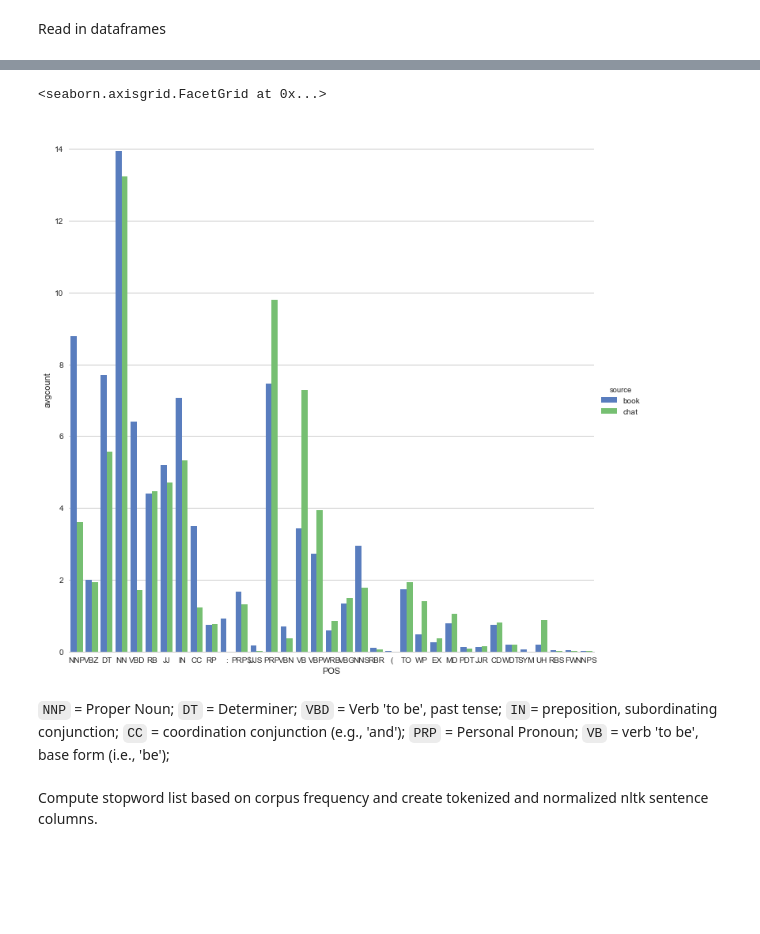
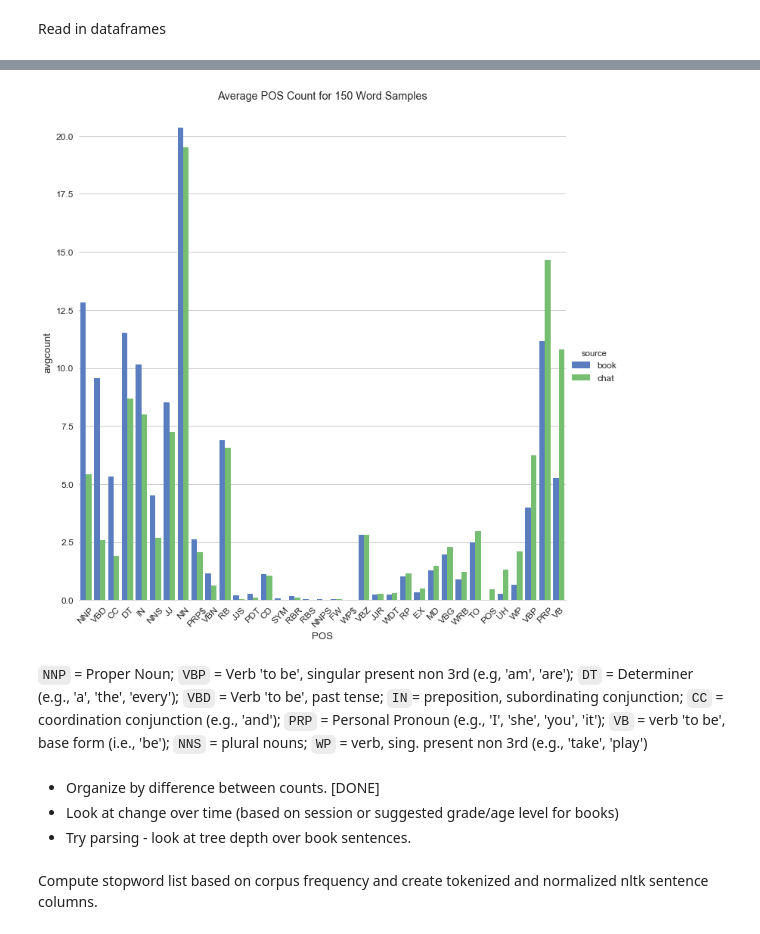
Before and after one commit to jgdenby/content-analysis-2018, a Jupyter notebook: ChildBookProject/FinalProj.ipynb, the cells around one changed output, grey strips where cells are left out. Cells and saved outputs as stored; diff of their text form; code cells hidden in the pictures; blank space fills up the shorter version.

```diff
--- a/ChildBookProject/FinalProj.ipynb
+++ b/ChildBookProject/FinalProj.ipynb
@@ -141,6 +245,12 @@ chatavgPOSdf.head()
 # %%
 bookdf = pd.read_csv("bookdf.csv", index_col=0)
+
+##
+bookdf = bookdf.drop(15) #to get rid of 'Goodnight Moon' which has less than 100 words
+bookdf = bookdf.reset_index(drop=True)
+##
+
 bookdf['tokens'] = bookdf['text'].apply(lambda x: nltk.wordpunct_tokenize(x))
-bookdf['nltktext'] = bookdf['tokens'].apply(lambda x: nltk.Text(x))
+#bookdf['nltktext'] = bookdf['tokens'].apply(lambda x: nltk.Text(x))
 bookdf['word_count'] = bookdf.tokens.apply(lambda x: len(x))
-bookdf['wordsample100'] = bookdf.tokens.apply(lambda x: wordsample100(x))
+#bookdf['wordsample100'] = bookdf.tokens.apply(lambda x: wordsample100(x))
@@ -166,3 +256,0 @@ bookdf['wordsample100'] = bookdf.tokens.apply(lambda x: wordsample100(x))
-# %%
-bookdf['tokens_POS'] = [nltk.pos_tag(t) for t in bookdf['wordsample100']]
-bookdf['POSdict'] = bookdf.tokens_POS.apply(lambda x: POSdict(x))
@@ -183,0 +257,9 @@ compareavgPOSdf = compareavgPOSdf.melt(id_vars=['POS'], value_vars=['book', 'cha
+# %%
+bookavgPOSdicts = []
+for i in range(100):
+    if i % 10 == 0:
+        print (i)
+    dict = averageSampleCounts(bookdf, n)
+    bookavgPOSdicts.append(dict)
+
+bookavgavgPOSdict = getavgPOSdict(bookavgPOSdicts)
@@ -184,3 +277,5 @@ compareavgPOSdf = compareavgPOSdf.melt(id_vars=['POS'], value_vars=['book', 'cha
+# %%
+compareavgPOSdf = getPOSdf(chatavgavgPOSdict, bookavgavgPOSdict)
 # %%
 compareavgPOSdf.head()
 # %% [output]
@@ -193,13 +288,21 @@ compareavgPOSdf.head()
 # %%
-sns.set(style='whitegrid')
+sns.set(font_scale=1.2, style='whitegrid')
 
 g = sns.factorplot(x = 'POS', y = 'avgcount', hue='source', data=compareavgPOSdf, size=10, kind='bar', palette='muted')
 g.despine(left = True)
+g.set_xticklabels(rotation=45)
+axes = g.axes.flatten()
+axes[0].set_title('Average POS Count for ' + str(n) + ' Word Samples')
+
+g.savefig('avgPOS150.pdf')
 # %% [output]
-<seaborn.axisgrid.FacetGrid at 0x...>
-[figure, old version]
+[figure, new version]
 # %% [markdown]
-`NNP` = Proper Noun; `DT` = Determiner; `VBD` = Verb 'to be', past tense; `IN`= preposition, subordinating conjunction; `CC` = coordination conjunction (e.g., 'and'); `PRP` = Personal Pronoun; `VB` = verb 'to be', base form (i.e., 'be');
+`NNP` = Proper Noun; `VBP` = Verb 'to be', singular present non 3rd (e.g, 'am', 'are'); `DT` = Determiner (e.g., 'a', 'the', 'every'); `VBD` = Verb 'to be', past tense; `IN`= preposition, subordinating conjunction; `CC` = coordination conjunction (e.g., 'and'); `PRP` = Personal Pronoun (e.g., 'I', 'she', 'you', 'it'); `VB` = verb 'to be', base form (i.e., 'be'); `NNS` = plural nouns; `WP` = verb, sing. present non 3rd (e.g., 'take', 'play')
+# %% [markdown]
+- Organize by difference between counts. [DONE]
+- Look at change over time (based on session or suggested grade/age level for books)
+- Try parsing - look at tree depth over book sentences.
 # %% [markdown]
 Compute stopword list based on corpus frequency and create tokenized and normalized nltk sentence columns.
 # %%
```
Also changed, not shown: parts of 22 cells of this notebook.
